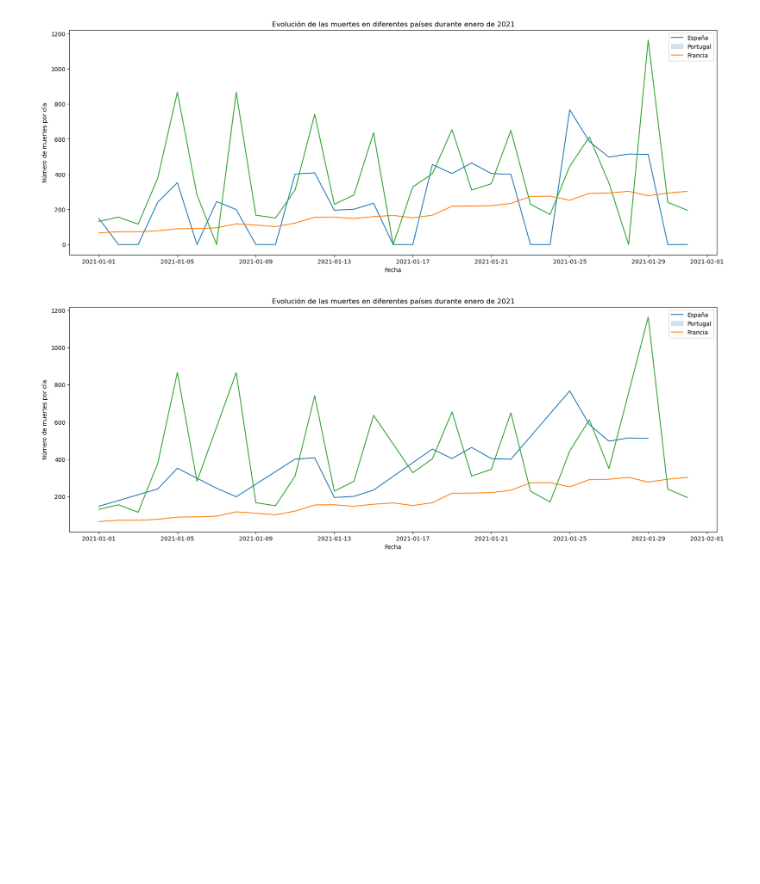
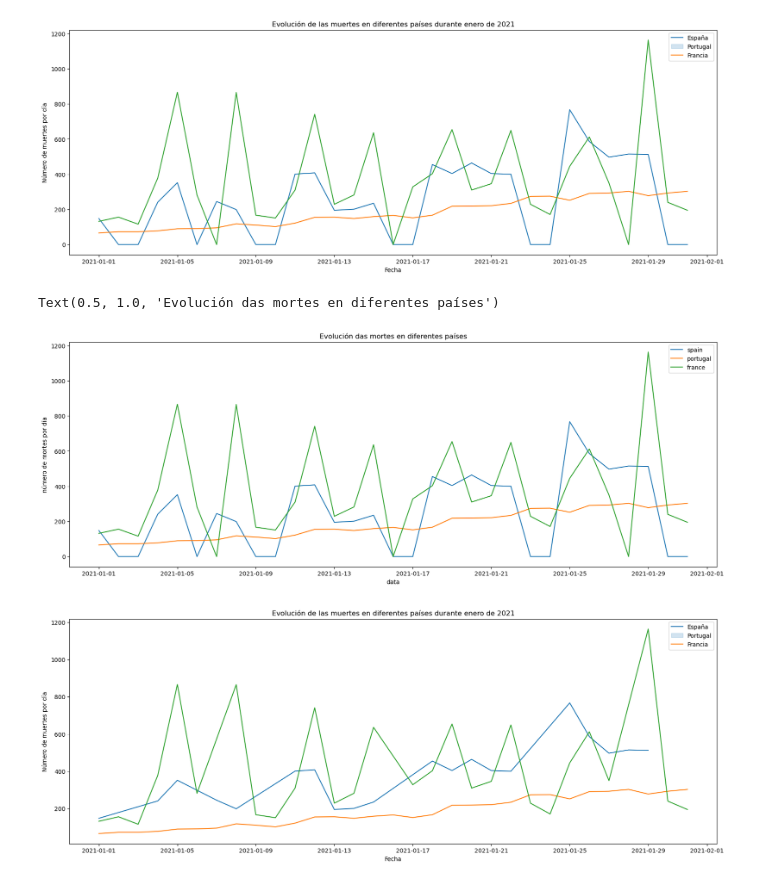
Before and after one commit to Maitlla/Sistemas_BD, a Jupyter notebook: analytics/02_graphs-exercise.ipynb, the cells around one changed output. Saved outputs shown, nothing was run; the diff lists cells and outputs as text; code cells hidden in the pictures; blank space fills up the shorter version.

```diff
--- a/analytics/02_graphs-exercise.ipynb
+++ b/analytics/02_graphs-exercise.ipynb
@@ -246,6 +307,21 @@ plt.title('Evolución de las muertes en diferentes países durante enero de 2021
 plt.show()
 # %% [output]
 [figure]
+# %%
+datos_xaneiro = df_covid.loc['2021-1-1':'2021-1-31'][['pais','mortes']]
+df_spain = datos_xaneiro[datos_xaneiro.pais == 'Spain']
+df_portugal = datos_xaneiro[datos_xaneiro.pais == 'Portugal']
+df_france = datos_xaneiro[datos_xaneiro.pais == 'France']
+plt.figure(figsize=(20,7))
+plt.xlabel('data')
+plt.ylabel('número de mortes por día')
+sns.lineplot(data = df_spain.mortes,label='spain')
+sns.lineplot(data = df_portugal.mortes,label='portugal')
+sns.lineplot(data = df_france.mortes,label='france')
+plt.title('Evolución das mortes en diferentes países')
+# %% [output]
+Text(0.5, 1.0, 'Evolución das mortes en diferentes países')
+[figure, added]
 # %%
 # Que el índice sea de tipo DateTime
 df_covid.index = pd.to_datetime(df_covid.index)
```
Also changed, not shown: parts of 8 cells of this notebook, 28 other files.
